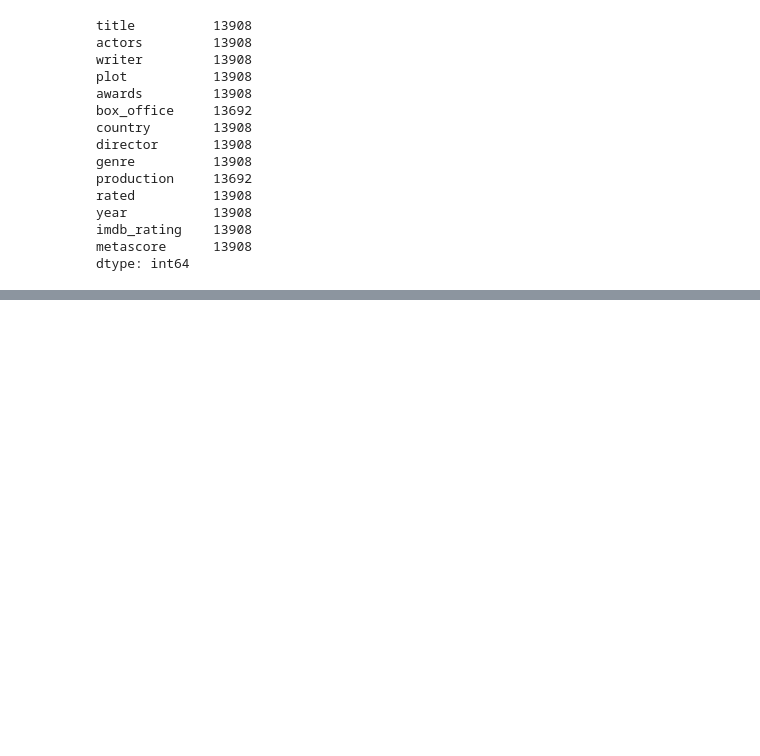
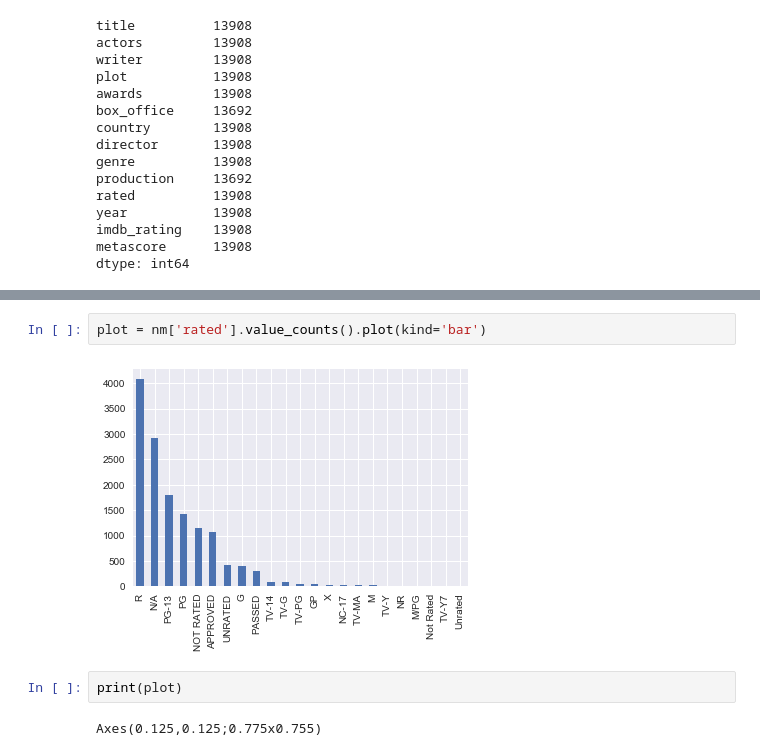
Before and after one commit to kristengutierrez/ActorNetwork, a Jupyter notebook: ActorNetwork.ipynb, the cells around one changed output, grey strips where cells are left out. Cells and saved outputs as stored; diff of their text form; blank space fills up the shorter version.

```diff
--- a/ActorNetwork.ipynb
+++ b/ActorNetwork.ipynb
@@ -1009,0 +1136,8 @@ dtype: int64
+# %%
+plot = nm['rated'].value_counts().plot(kind='bar')
+# %% [output]
+[figure, added]
+# %%
+print(plot)
+# %% [output]
+Axes(0.125,0.125;0.775x0.755)
```
Also changed, not shown: parts of 32 cells of this notebook.
